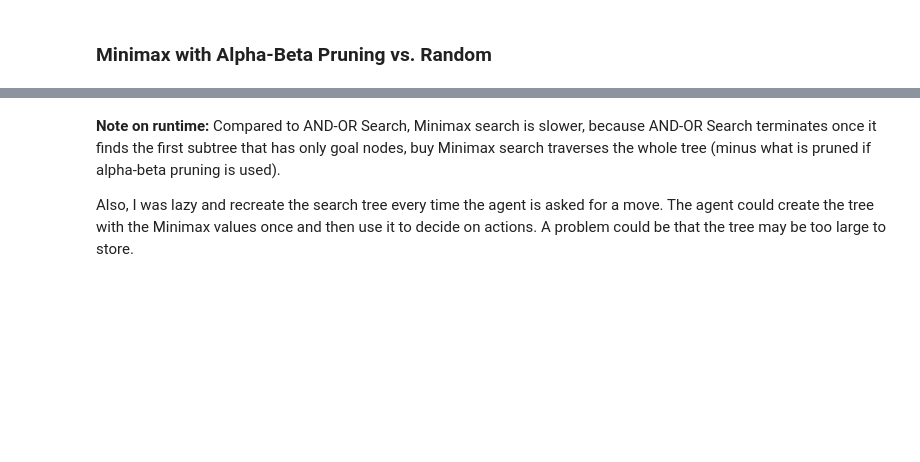
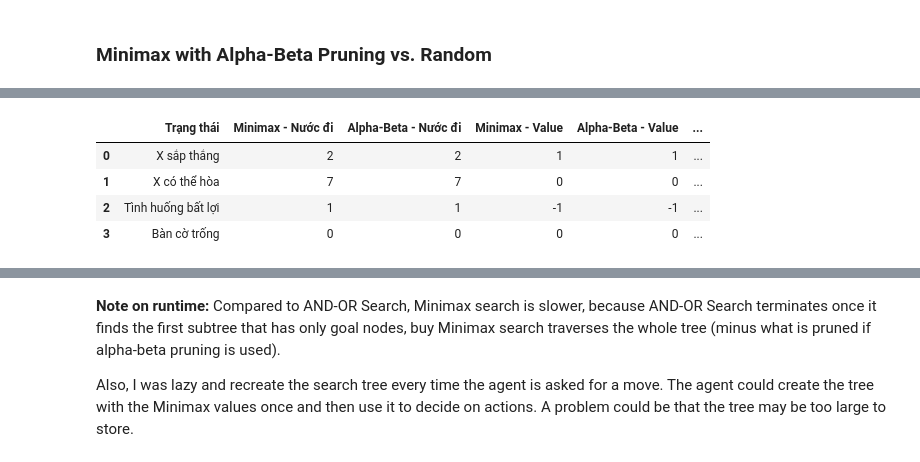
Before and after one commit to TranDatTB04/TTNTNC-Nhom11, a Jupyter notebook: lab05 - game/tictactoe_alpha_beta_tree_search.ipynb, the cells around one changed output, grey strips where cells are left out. Saved outputs shown, nothing was run; the diff lists cells and outputs as text; code cells hidden in the pictures; blank space fills up the shorter version.

Commit message:
Cap nhat notebook Lab 05

```diff
--- a/lab05 - game/tictactoe_alpha_beta_tree_search.ipynb
+++ b/lab05 - game/tictactoe_alpha_beta_tree_search.ipynb
@@ -447,0 +487,91 @@ Wall time: 4.34 s
+# %%
+
+import time
+import pandas as pd
+import tictactoe as tt
+
+# Lưu thứ tự nước đi ban đầu từ tictactoe.py
+actions_goc = tt.actions
+
+# Thứ tự nước đi mới: ưu tiên trung tâm, góc, cạnh
+def actions_ordered(board):
+    cac_nuoc_di = actions_goc(board)
+
+    priority = [1, 0, 1,
+                0, 2, 0,
+                1, 0, 1]
+
+    return sorted(
+        cac_nuoc_di,
+        key=lambda a: priority[a],
+        reverse=True
+    )
+
+# Tạo 4 trạng thái kiểm thử giống notebook
+def tao_bo_kiem_thu():
+    boards = {}
+
+    board = empty_board()
+    board[0], board[1] = 'x', 'o'
+    board[3], board[4] = 'o', 'x'
+    boards["X sắp thắng"] = board
+
+    board = empty_board()
+    board[0], board[1] = 'x', 'o'
+    board[2], board[4] = 'x', 'o'
+    boards["X có thể hòa"] = board
+
+    board = empty_board()
+    board[0], board[2], board[8] = 'o', 'x', 'o'
+    boards["Tình huống bất lợi"] = board
+
+    boards["Bàn cờ trống"] = empty_board()
+
+    return boards
+
+# Chạy thuật toán và lấy số nút, thời gian
+def chay_thuat_toan(ham, board, ham_actions):
+    global actions, DEBUG, COUNT
+
+    actions = ham_actions
+    DEBUG = 0
+
+    bat_dau = time.perf_counter()
+    ket_qua = ham(board.copy(), player='x')
+    thoi_gian = (time.perf_counter() - bat_dau) * 1000
+
+    return {
+        "Nước đi": ket_qua["move"],
+        "Value": ket_qua["value"],
+        "Số nút": COUNT,
+        "Thời gian (ms)": round(thoi_gian, 3)
+    }
+
+# So sánh Minimax và Alpha-Beta
+ket_qua_so_sanh = []
+
+for ten, board in tao_bo_kiem_thu().items():
+    mm = chay_thuat_toan(minimax_search, board, actions_goc)
+    ab = chay_thuat_toan(alpha_beta_search, board, actions_goc)
+
+    ket_qua_so_sanh.append({
+        "Trạng thái": ten,
+        "Minimax - Nước đi": mm["Nước đi"],
+        "Alpha-Beta - Nước đi": ab["Nước đi"],
+        "Minimax - Value": mm["Value"],
+        "Alpha-Beta - Value": ab["Value"],
+        "Minimax - Số nút": mm["Số nút"],
+        "Alpha-Beta - Số nút": ab["Số nút"],
+        "Minimax - ms": mm["Thời gian (ms)"],
+        "Alpha-Beta - ms": ab["Thời gian (ms)"],
+        "Cùng giá trị tối ưu": mm["Value"] == ab["Value"]
+    })
+
+bang_so_sanh = pd.DataFrame(ket_qua_so_sanh)
+display(bang_so_sanh)
+# %% [output]
+|  | Trạng thái | Minimax - Nước đi | Alpha-Beta - Nước đi | Minimax - Value | Alpha-Beta - Value | ... |
+| 0 | X sắp thắng | 2 | 2 | 1 | 1 | ... |
+| 1 | X có thể hòa | 7 | 7 | 0 | 0 | ... |
+| 2 | Tình huống bất lợi | 1 | 1 | -1 | -1 | ... |
+| 3 | Bàn cờ trống | 0 | 0 | 0 | 0 | ... |
```
Also changed, not shown: parts of 15 cells of this notebook, 1 other file.
